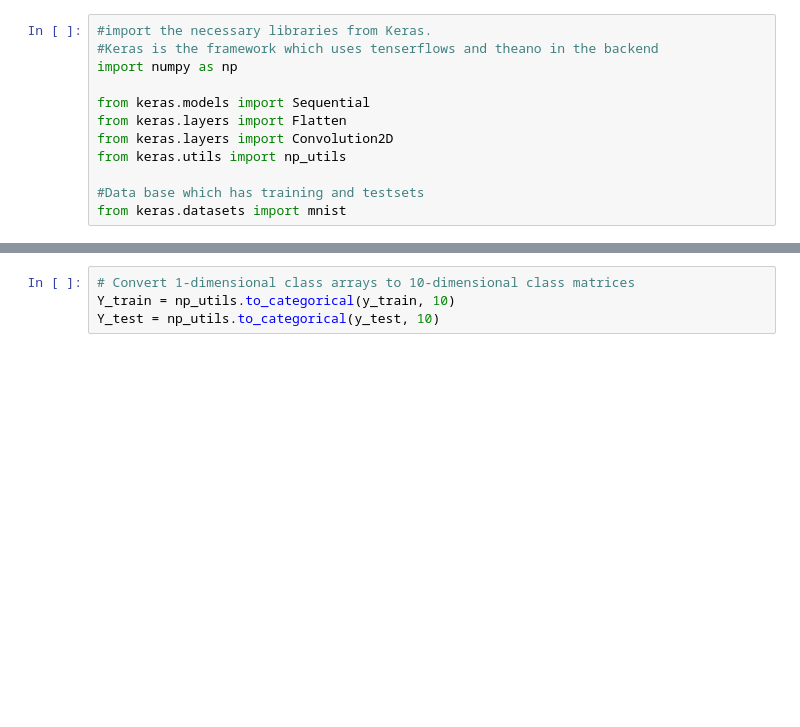
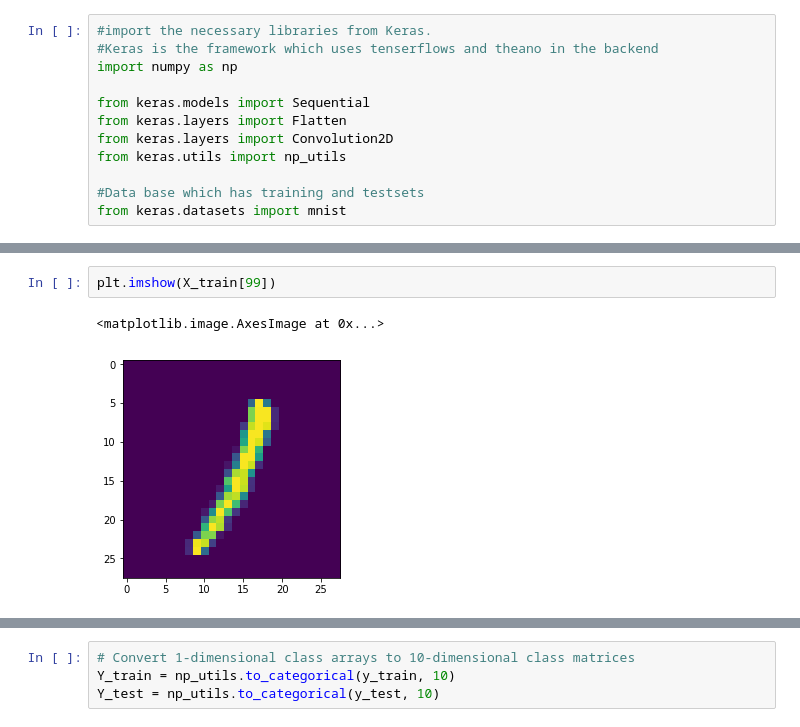
Before and after one commit to chandrashekarswamy/EVA, a Jupyter notebook: EVA_Assignment 2.ipynb, the cells around one changed output, grey strips where cells are left out. Saved outputs shown, nothing was run; the diff lists cells and outputs as text; blank space fills up the shorter version.

```diff
--- a/EVA_Assignment 2.ipynb
+++ b/EVA_Assignment 2.ipynb
@@ -36,0 +43,5 @@ plt.imshow(X_train[0])
+# %%
+plt.imshow(X_train[99])
+# %% [output]
+<matplotlib.image.AxesImage at 0x...>
+[figure, added]
```
Also changed, not shown: parts of 18 cells of this notebook.
